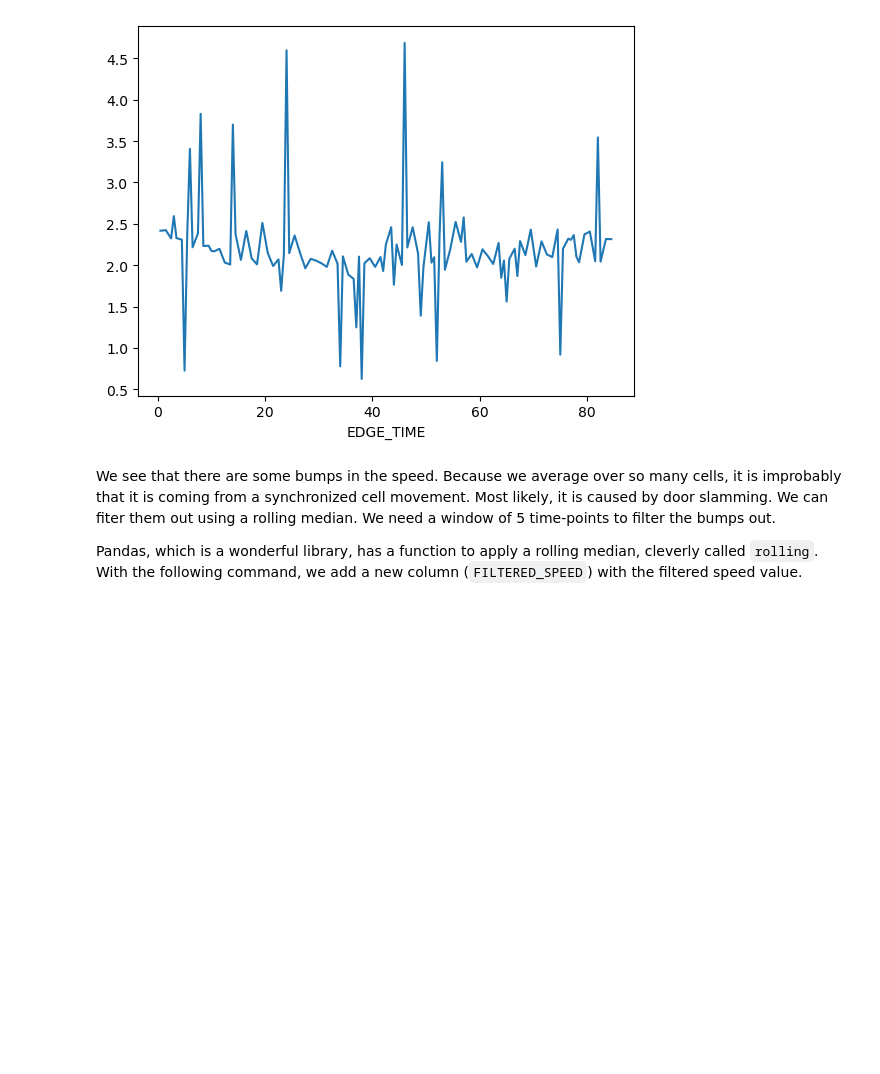
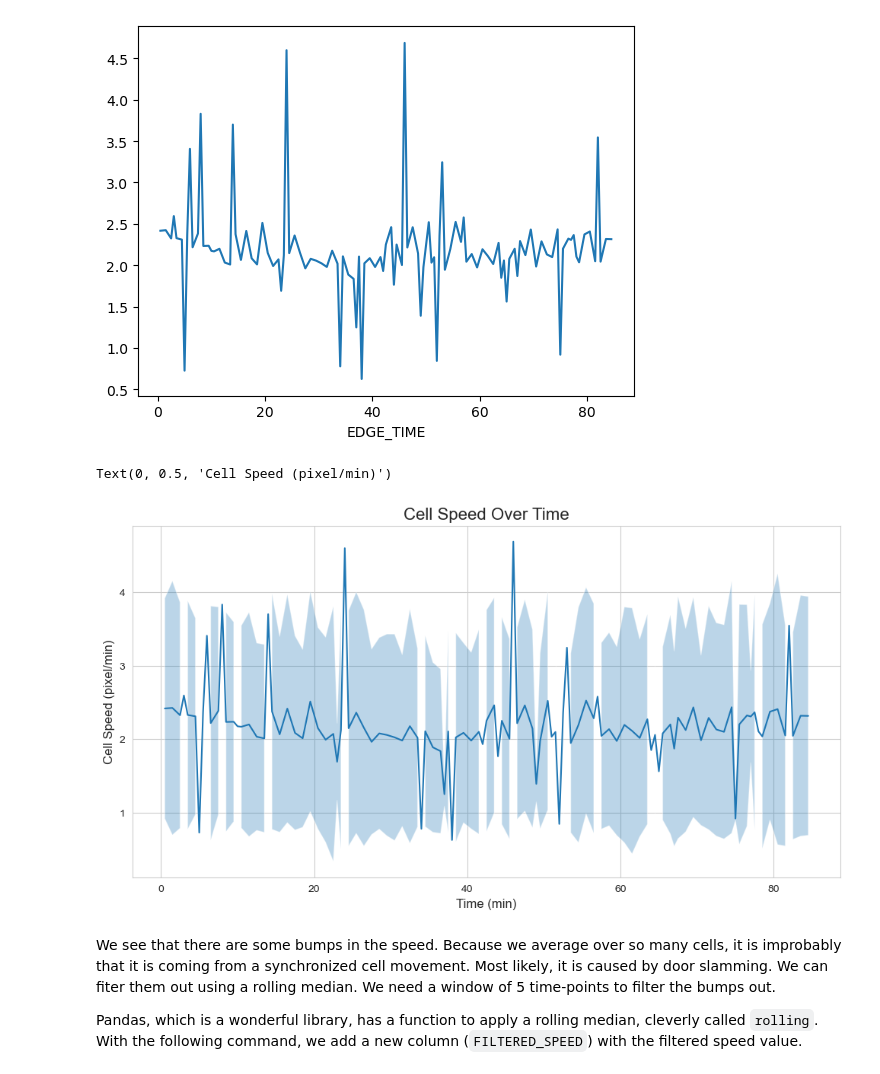
Before and after one commit to CamachoDejay/teaching-bioimage-analysis-python, a Jupyter notebook: basic-data-handling-BAND/Book_07.ipynb, the cells around one changed output. Cells and saved outputs as stored; diff of their text form; code cells hidden in the pictures; blank space fills up the shorter version.

```diff
--- a/basic-data-handling-BAND/Book_07.ipynb
+++ b/basic-data-handling-BAND/Book_07.ipynb
@@ -160,3 +145,24 @@ speed['SPEED'].plot(x='time (min)', y='cell speed (pixel/min')
+# %%
+plt.figure(figsize=(12, 6))
+
+sns.set_style("whitegrid")
+
+# Plot the filtered speed
+plt.plot(speed.index, speed['SPEED'], label='Filtered Speed')
+
+# Add the shaded area for standard deviation
+plt.fill_between(speed.index,
+                 speed['SPEED'] - speed['STD'],
+                 speed['SPEED'] + speed['STD'],
+                 alpha=0.3)
+
+# Customize the plot
+plt.title("Cell Speed Over Time", fontsize=16)
+plt.xlabel("Time (min)", fontsize=12)
+plt.ylabel("Cell Speed (pixel/min)", fontsize=12)
+# %% [output]
+Text(0, 0.5, 'Cell Speed (pixel/min)')
+[figure, added]
 # %% [markdown]
 We see that there are some bumps in the speed.
 Because we average over so many cells, it is improbably that it is coming from a synchronized cell movement.
```
Also changed, not shown: parts of 9 cells of this notebook, 3 other files.
